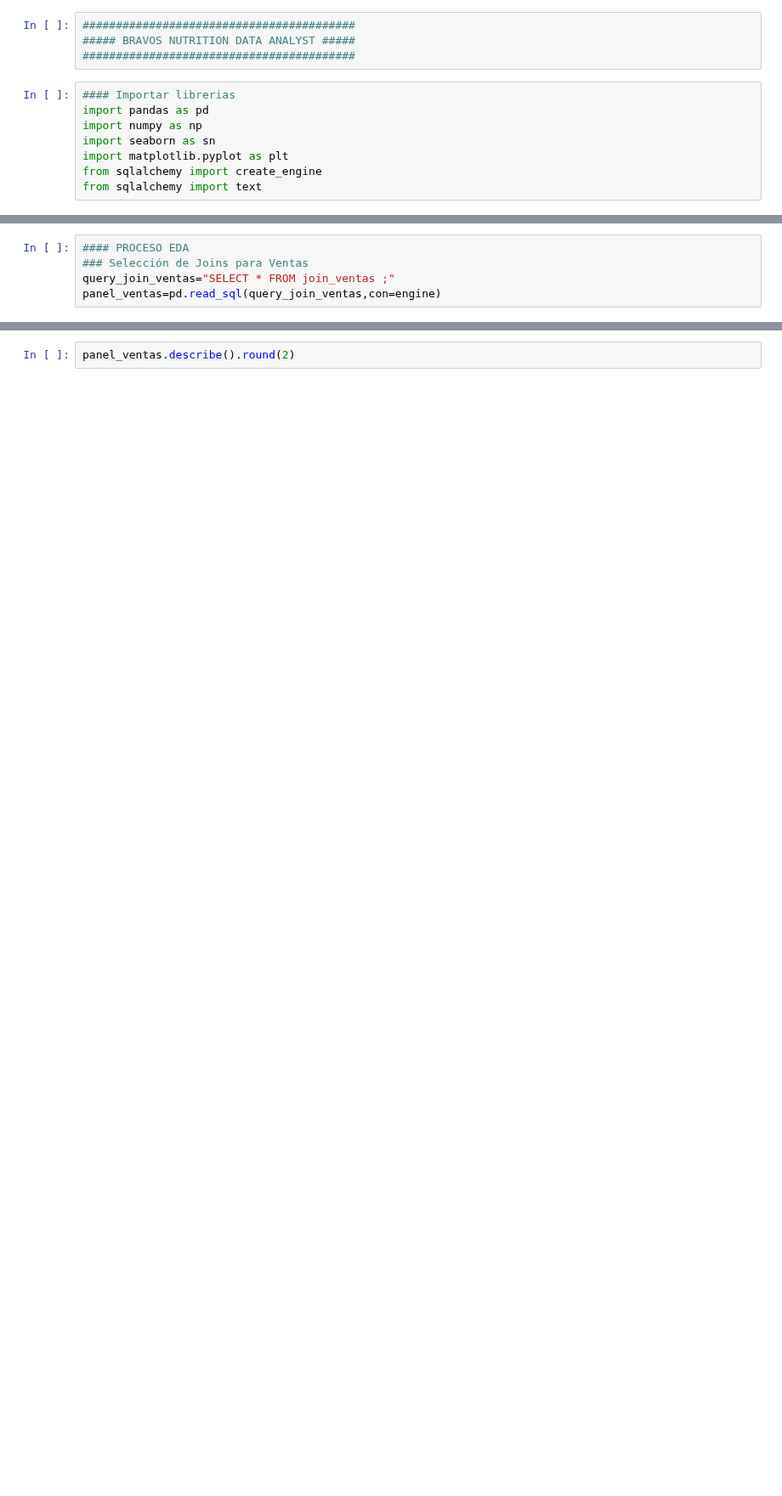
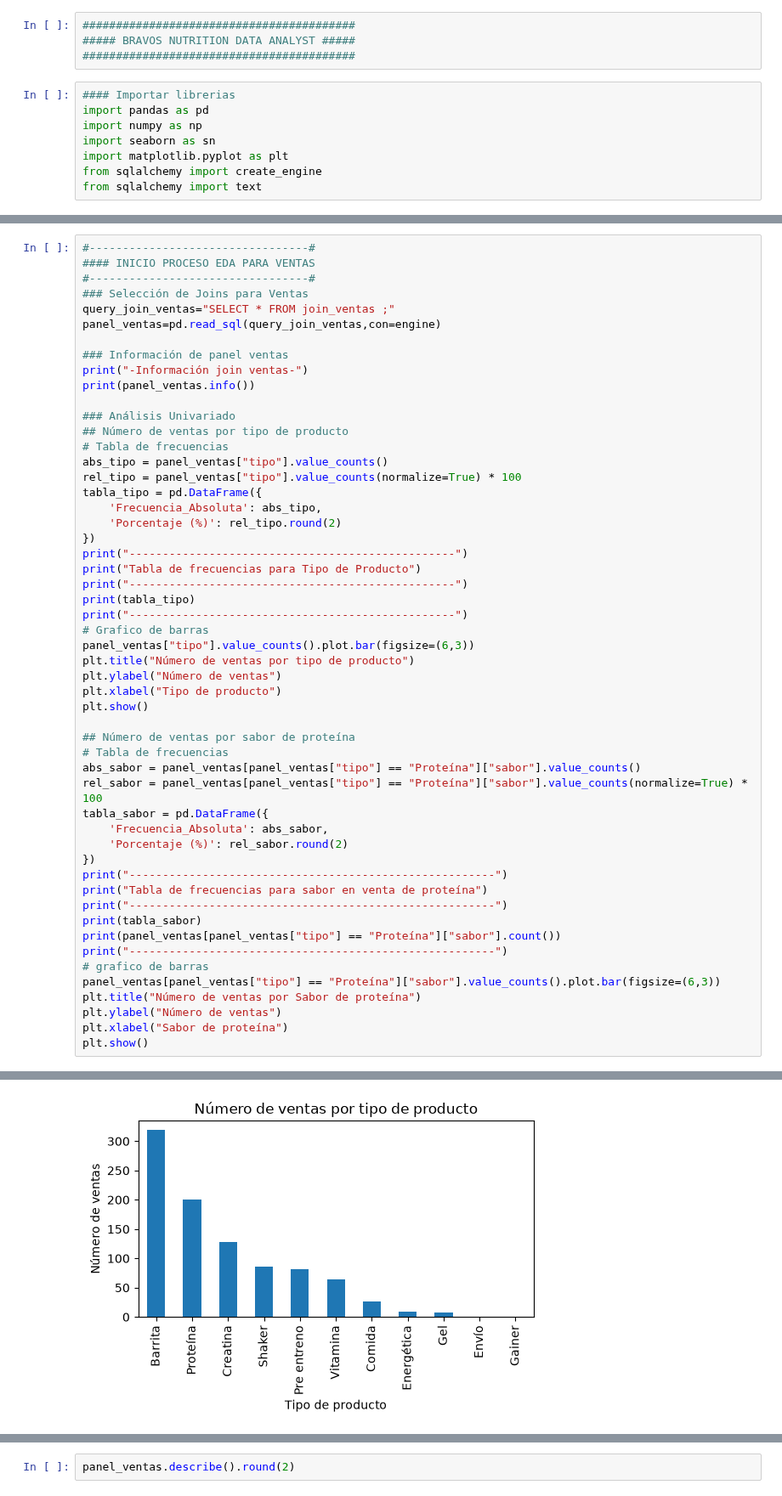
Before and after one commit to marcospnur/Bravos_Nutrition, a Jupyter notebook: Analisis de datos.ipynb, the cells around one changed output, grey strips where cells are left out. Shown at 85% size. Drawn from its saved outputs; the diff is of its cells as text; blank space fills up the shorter version.

```diff
--- a/Analisis de datos.ipynb
+++ b/Analisis de datos.ipynb
@@ -178,7 +200,56 @@ print("Tablas exportadas a MySQL.")
 # %% [output]
 Tablas exportadas a MySQL.
 # %%
-#### PROCESO EDA
+#---------------------------------#
+#### INICIO PROCESO EDA PARA VENTAS
+#---------------------------------#
 ### Selección de Joins para Ventas
 query_join_ventas="SELECT * FROM join_ventas ;"
 panel_ventas=pd.read_sql(query_join_ventas,con=engine)
+
+### Información de panel ventas
+print("-Información join ventas-")
+print(panel_ventas.info())
+
+### Análisis Univariado
+## Número de ventas por tipo de producto
+# Tabla de frecuencias
+abs_tipo = panel_ventas["tipo"].value_counts()
+rel_tipo = panel_ventas["tipo"].value_counts(normalize=True) * 100
+tabla_tipo = pd.DataFrame({
+    'Frecuencia_Absoluta': abs_tipo,
+    'Porcentaje (%)': rel_tipo.round(2)
+})
+print("-------------------------------------------------")
+print("Tabla de frecuencias para Tipo de Producto")
+print("-------------------------------------------------")
+print(tabla_tipo)
+print("-------------------------------------------------")
+# Grafico de barras
+panel_ventas["tipo"].value_counts().plot.bar(figsize=(6,3))
+plt.title("Número de ventas por tipo de producto")
+plt.ylabel("Número de ventas")
+plt.xlabel("Tipo de producto")
+plt.show()
+
+## Número de ventas por sabor de proteína
+# Tabla de frecuencias
+abs_sabor = panel_ventas[panel_ventas["tipo"] == "Proteína"]["sabor"].value_counts()
+rel_sabor = panel_ventas[panel_ventas["tipo"] == "Proteína"]["sabor"].value_counts(normalize=True) * 100
+tabla_sabor = pd.DataFrame({
+    'Frecuencia_Absoluta': abs_sabor,
+    'Porcentaje (%)': rel_sabor.round(2)
+})
+print("-------------------------------------------------------")
+print("Tabla de frecuencias para sabor en venta de proteína")
+print("-------------------------------------------------------")
+print(tabla_sabor)
+print(panel_ventas[panel_ventas["tipo"] == "Proteína"]["sabor"].count())
+print("-------------------------------------------------------")
+# grafico de barras
+panel_ventas[panel_ventas["tipo"] == "Proteína"]["sabor"].value_counts().plot.bar(figsize=(6,3))
+plt.title("Número de ventas por Sabor de proteína")
+plt.ylabel("Número de ventas")
+plt.xlabel("Sabor de proteína")
+plt.show()
+# %% [output]
@@ -184,0 +273 @@ panel_ventas=pd.read_sql(query_join_ventas,con=engine)
+[figure, added]
```
Also changed, not shown: parts of 7 cells of this notebook.
